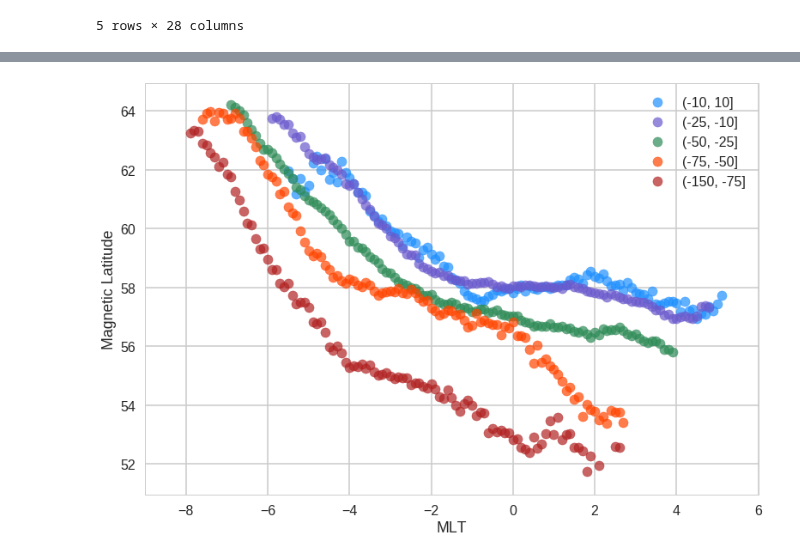
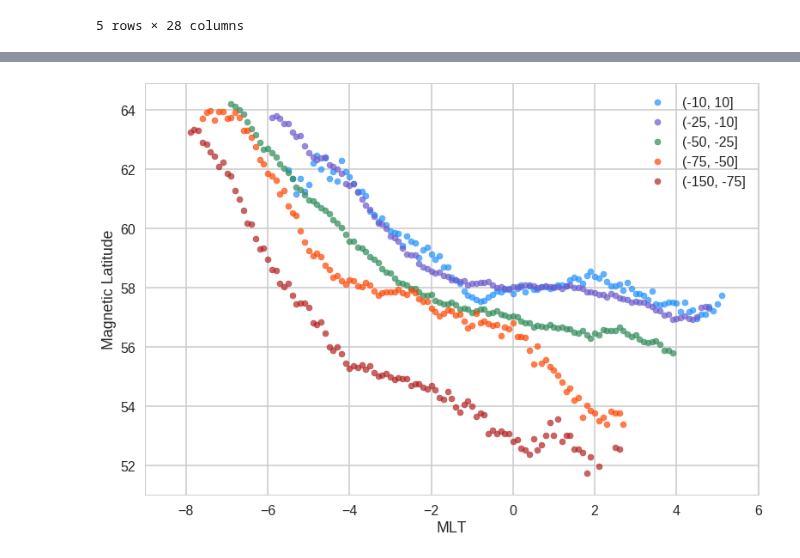
Before and after one commit to bharatreddy/tec-analysis, a Jupyter notebook: ipy/newTrgh.ipynb, the cells around one changed output, grey strips where cells are left out. Saved outputs shown, nothing was run; the diff lists cells and outputs as text; code cells hidden in the pictures.

```diff
--- a/ipy/newTrgh.ipynb
+++ b/ipy/newTrgh.ipynb
@@ -358,7 +343,7 @@ plt.scatter(trghStatDF['BndNormMLT'][trghStatDF['dst_bin'] == "(-10, 10]"],
             marker='o',
             color='dodgerblue',
             alpha=0.7,
-            s = 124,
+            s = 50,
             label='(-10, 10]')
 # plt.errorbar(trghStatDF['BndNormMLT'][trghStatDF['dst_bin'] == "(-10, 10]"],\
 #              trghStatDF['minTecMlat'][trghStatDF['dst_bin'] == "(-10, 10]"],\
@@ -380,7 +365,7 @@ plt.scatter(trghStatDF['BndNormMLT'][trghStatDF['dst_bin'] == "(-25, -10]"],
             marker='o',
             color='slateblue',
             alpha=0.7,
-            s = 124,
+            s = 50,
             label='(-25, -10]')
 # plt.errorbar(trghStatDF['BndNormMLT'][trghStatDF['dst_bin'] == "(-25, -10]"],\
 #              trghStatDF['minTecMlat'][trghStatDF['dst_bin'] == "(-25, -10]"],\
@@ -401,7 +386,7 @@ plt.scatter(trghStatDF['BndNormMLT'][trghStatDF['dst_bin'] == "(-50, -25]"],
             marker='o',
             color='seagreen',
             alpha=0.7,
-            s = 124,
+            s = 50,
             label='(-50, -25]')
 
 # plt.errorbar(trghStatDF['BndNormMLT'][trghStatDF['dst_bin'] == "(-50, -25]"],\
@@ -424,7 +409,7 @@ plt.scatter(trghStatDF['BndNormMLT'][trghStatDF['dst_bin'] == "(-75, -50]"],
             marker='o',
             color='orangered',
             alpha=0.7,
-            s = 124,
+            s = 50,
             label='(-75, -50]')
 # plt.errorbar(trghStatDF['BndNormMLT'][trghStatDF['dst_bin'] == "(-75, -50]"],\
 #              trghStatDF['minTecMlat'][trghStatDF['dst_bin'] == "(-75, -50]"],\
@@ -435,32 +420,32 @@ plt.scatter(trghStatDF['BndNormMLT'][trghStatDF['dst_bin'] == "(-75, -50]"],
 ###### PLOT Dst-bin (-75, -50] ######
 ###### PLOT Dst-bin (-75, -50] ######
 
 
 
 # ###### PLOT Dst-bin (-150, -75] ######
 # ###### PLOT Dst-bin (-150, -75] ######
 # ###### PLOT Dst-bin (-150, -75] ######
 
 plt.scatter(trghStatDF['BndNormMLT'][trghStatDF['dst_bin'] == "(-150, -75]"],
             trghStatDF['minTecMlat'][trghStatDF['dst_bin'] == "(-150, -75]"],
             marker='o',
             color='firebrick',
             alpha=0.7,
-            s = 124,
+            s = 50,
             label='(-150, -75]')
 # plt.errorbar(trghStatDF['BndNormMLT'][trghStatDF['dst_bin'] == "(-150, -75]"],\
 #              trghStatDF['minTecMlat'][trghStatDF['dst_bin'] == "(-150, -75]"],\
 #              yerr=trghStatDF['std_minTecMlat'][trghStatDF['dst_bin'] == "(-150, -75]"], \
 #              color='firebrick', label='', capthick=2., capsize=5.)
 
 # ###### PLOT Dst-bin (-150, -75] ######
 # ###### PLOT Dst-bin (-150, -75] ######
 # ###### PLOT Dst-bin (-150, -75] ######
 
 plt.xlim( [-9,6] )
 plt.xlabel("MLT")
 plt.ylabel("Magnetic Latitude")
 plt.legend()
 plt.savefig("../fin-figs/meanStdMinTrghLoc.pdf",bbox_inches='tight')
 # %% [output]
-[figure, old version]
+[figure, new version]
```
Also changed, not shown: parts of 4 cells of this notebook, 4 other files.
